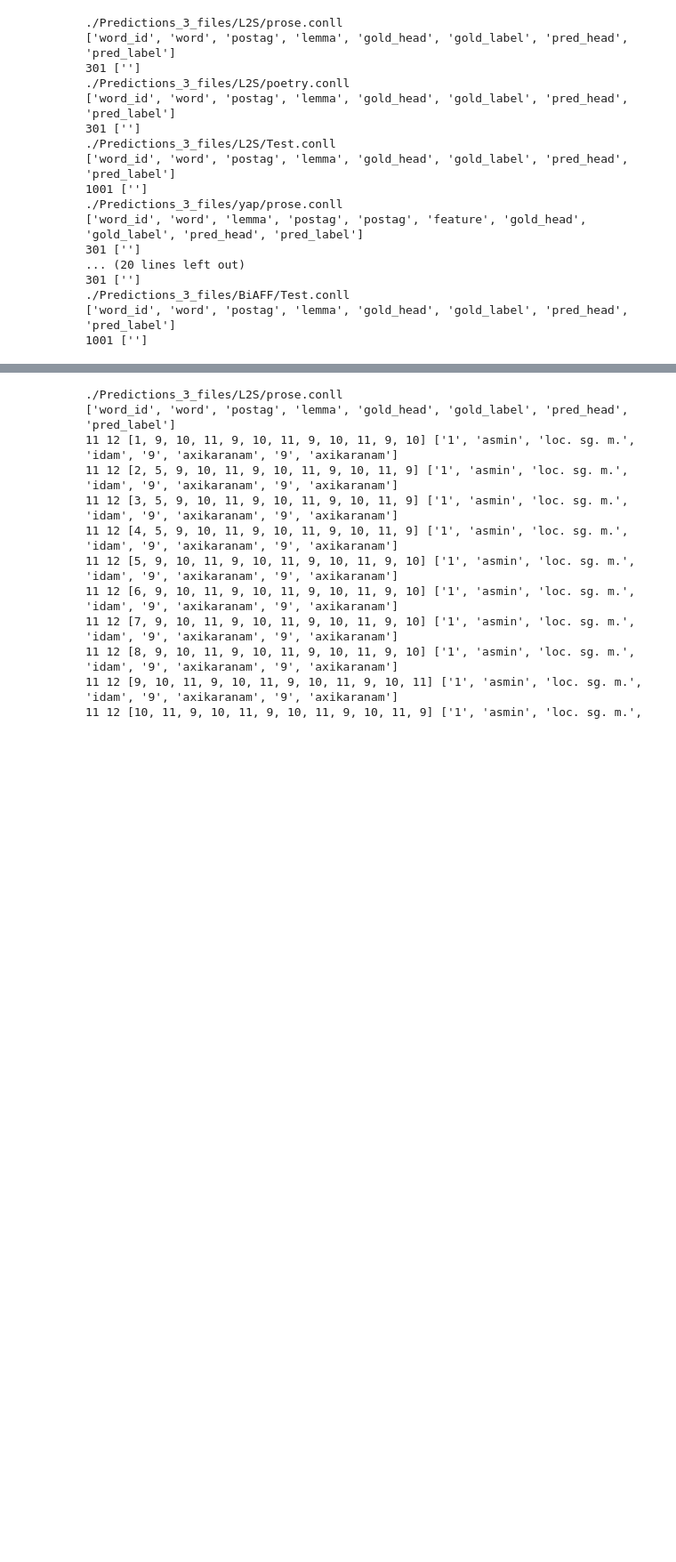
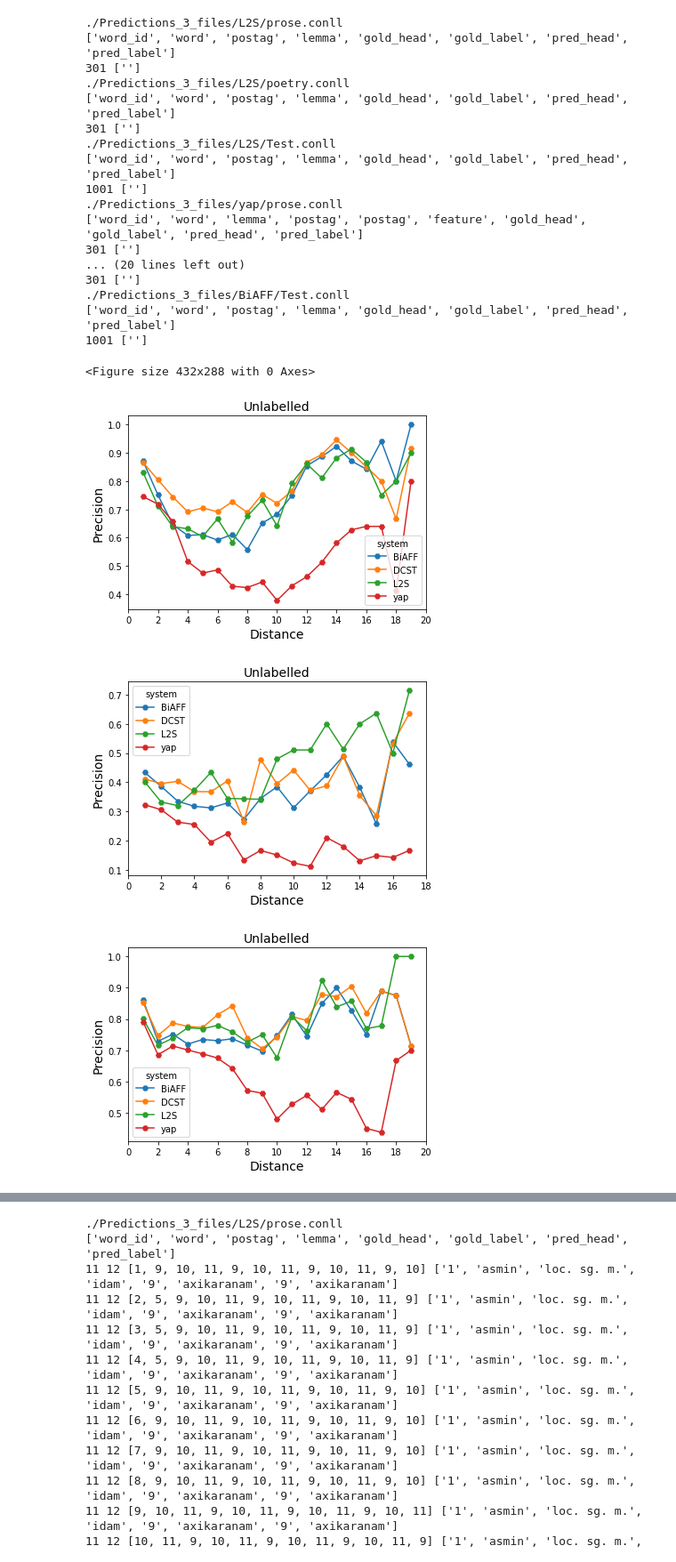
Before and after one commit to krishnamrith12/wscAnalysis, a Jupyter notebook: plots.ipynb, the cells around one changed output, grey strips where cells are left out. Shown at 89% size. Saved outputs shown, nothing was run; the diff lists cells and outputs as text; code cells hidden in the pictures; blank space fills up the shorter version.

Commit message:
imagess

```diff
--- a/plots.ipynb
+++ b/plots.ipynb
@@ -93,3 +97,32 @@ for item in overAllDict:
                 except KeyError:
                     depDisttDictLab[item+"_"+thing][abs(stuff[0]-stuff[3])] = list()
                     depDisttDictLab[item+"_"+thing][abs(stuff[0]-stuff[3])].append(0)
+# %%
+def plotter(item,cutoff,labOrNot="Unlabelled",evaln="Precision"):
+    plotPD = distPD[(distPD["setting"] == item) & (distPD["Distance"] <= cutoff)  ][["system","Distance","fscore"]]
+    plotPD = plotPD.pivot(index="Distance",columns="system",values="fscore").fillna(0)
+    ax = plotPD.plot(marker='H',title=labOrNot,xticks=(range(0,len(plotPD.index)+2,2)))
+    ax.title.set_size(14)
+    ax.set_ylabel(evaln,fontsize=14)
+    ax.set_xlabel(plotPD.index.name,fontsize=14)
+    plt.savefig(item+labOrNot+evaln+".eps",dpi=600,bbox_inches="tight")
+
+
+
+resList = list()
+for item in depDisttDictUnLab:
+    for stuff in depDisttDictUnLab[item]:
+        thing = depDisttDictUnLab[item][stuff]
+        resList.append([item.split("_")[0],item.split("_")[1],stuff,len(thing),sum(thing),sum(thing)/len(thing)])
+
+distPD = pd.DataFrame.from_records(resList,columns=["system","setting","Distance","lenth","summ","fscore"])
+plt.clf()
+item =  distPD["setting"].unique()
+plotter('prose',19)
+plotter('poetry',17)
+plotter('Test',19)
+# %% [output]
+<Figure size 432x288 with 0 Axes>
+[figure, added]
+[figure, added]
+[figure, added]
```
Also changed, not shown: parts of 19 cells of this notebook, 14 other files.
